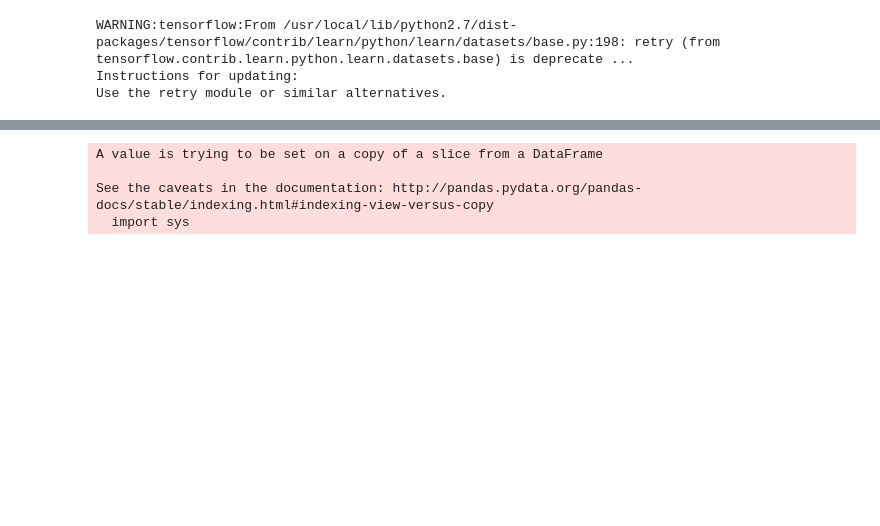
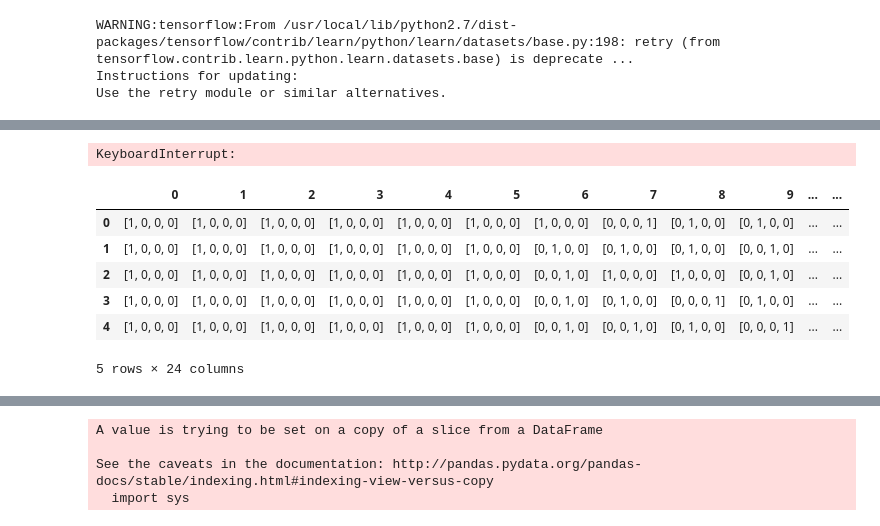
Before and after one commit to numfah23/CrispRNN, a Jupyter notebook: rnn.ipynb, the cells around one changed output, grey strips where cells are left out. Cells and saved outputs as stored; diff of their text form; code cells hidden in the pictures; blank space fills up the shorter version.

Commit message:
preprocess data

```diff
--- a/rnn.ipynb
+++ b/rnn.ipynb
@@ -108,0 +120,27 @@ def one_hot_encode(x):
+# %%
+# append onehot to seqs
+unique_seq_toppub['one_hot'] = one_hot_un_seq['sequence']
+# %%
+# merge one hot encoding to data
+toppub_one_hot = toppub.merge(unique_seq_toppub,left_on="sequence",right_on="sequence", how="left")
+# %%
+# merge gene encoding to data
+toppub_one_hot = toppub_one_hot.merge(groupby_gene,left_on="symbol",right_on="symbol", how="left")
+# %%
+toppub_one_hot.head()
+# %% [output]
+KeyboardInterrupt:
+# %%
+# construct features matrix (cols 0-22 : sequence one hot, col 23 : gene number)
+features = pd.DataFrame(toppub_one_hot['one_hot'].values.tolist(), columns=range(23))
+features[23] = toppub_one_hot['index_y']
+# %%
+features.head()
+# %% [output]
+|  | 0 | 1 | 2 | 3 | 4 | 5 | 6 | 7 | 8 | 9 | ... | ... |
+| 0 | [1, 0, 0, 0] | [1, 0, 0, 0] | [1, 0, 0, 0] | [1, 0, 0, 0] | [1, 0, 0, 0] | [1, 0, 0, 0] | [1, 0, 0, 0] | [0, 0, 0, 1] | [0, 1, 0, 0] | [0, 1, 0, 0] | ... | ... |
+| 1 | [1, 0, 0, 0] | [1, 0, 0, 0] | [1, 0, 0, 0] | [1, 0, 0, 0] | [1, 0, 0, 0] | [1, 0, 0, 0] | [0, 1, 0, 0] | [0, 1, 0, 0] | [0, 1, 0, 0] | [0, 0, 1, 0] | ... | ... |
+| 2 | [1, 0, 0, 0] | [1, 0, 0, 0] | [1, 0, 0, 0] | [1, 0, 0, 0] | [1, 0, 0, 0] | [1, 0, 0, 0] | [0, 0, 1, 0] | [1, 0, 0, 0] | [1, 0, 0, 0] | [0, 0, 1, 0] | ... | ... |
+| 3 | [1, 0, 0, 0] | [1, 0, 0, 0] | [1, 0, 0, 0] | [1, 0, 0, 0] | [1, 0, 0, 0] | [1, 0, 0, 0] | [0, 0, 1, 0] | [0, 1, 0, 0] | [0, 0, 0, 1] | [0, 1, 0, 0] | ... | ... |
+| 4 | [1, 0, 0, 0] | [1, 0, 0, 0] | [1, 0, 0, 0] | [1, 0, 0, 0] | [1, 0, 0, 0] | [1, 0, 0, 0] | [0, 0, 1, 0] | [0, 0, 1, 0] | [0, 1, 0, 0] | [0, 0, 0, 1] | ... | ... |
+5 rows × 24 columns
```
Also changed, not shown: parts of 12 cells of this notebook.
